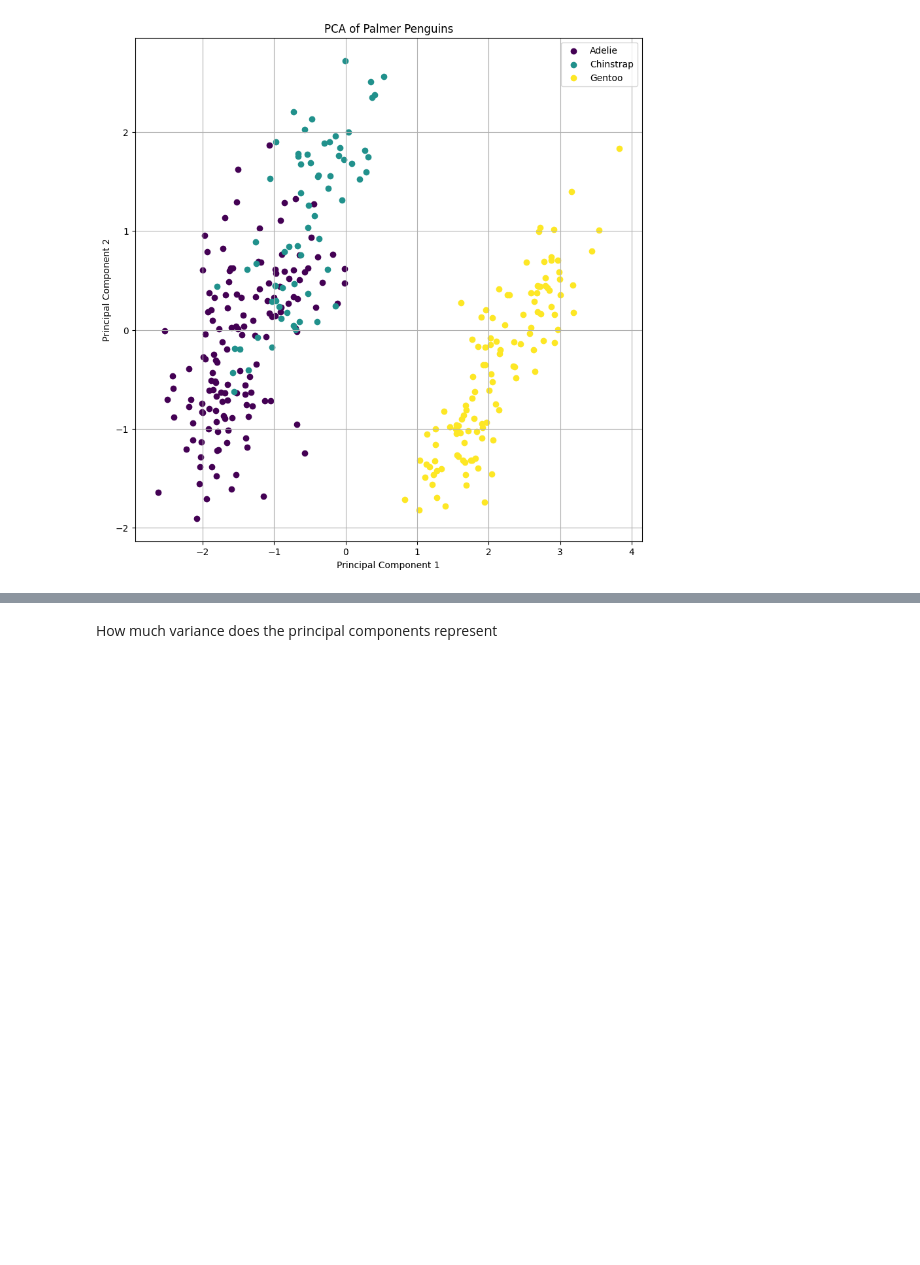
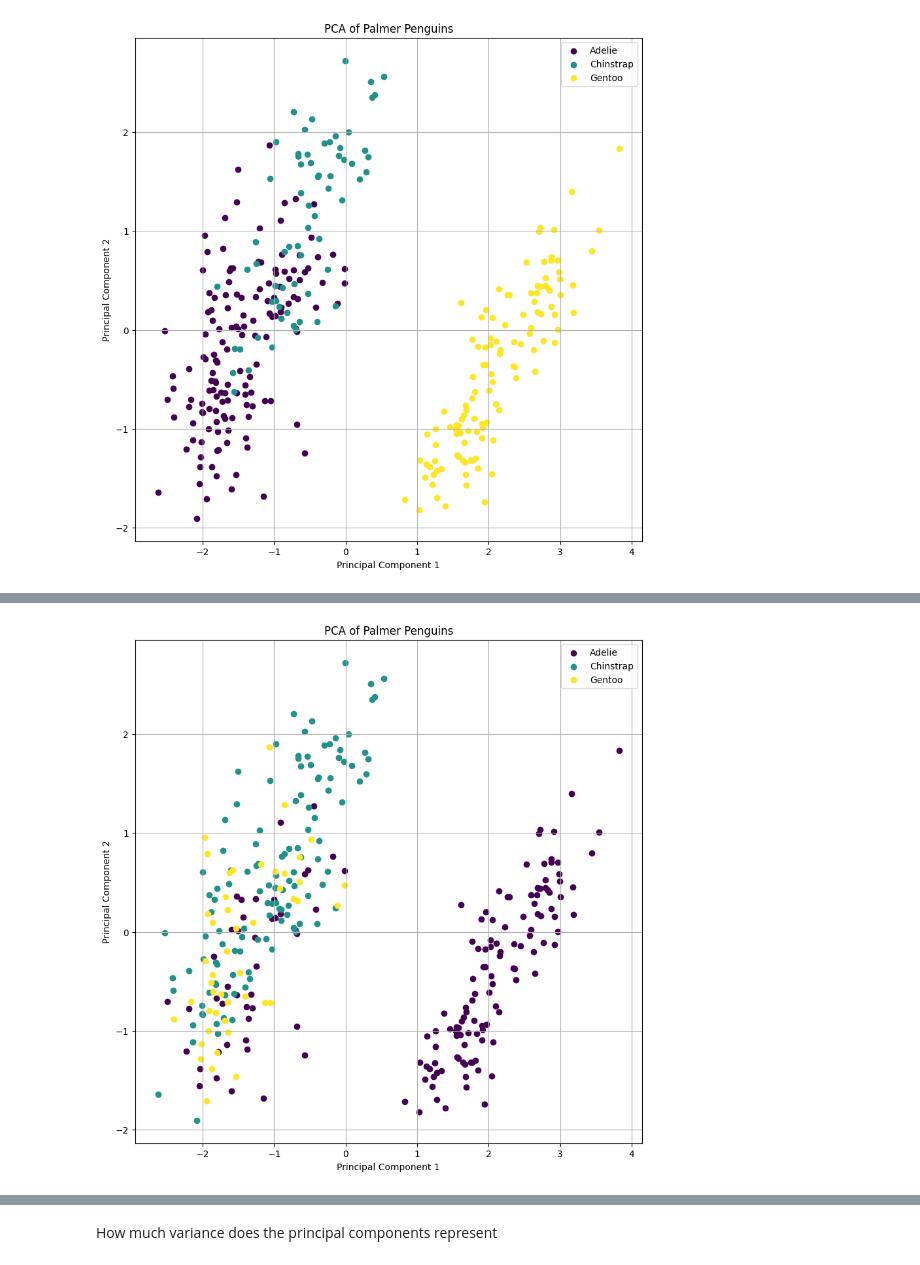
Before and after one commit to Brizzum/ML-reports, a Jupyter notebook: R1.ipynb, the cells around one changed output, grey strips where cells are left out. Cells and saved outputs as stored; diff of their text form; code cells hidden in the pictures; blank space fills up the shorter version.

```diff
--- a/R1.ipynb
+++ b/R1.ipynb
@@ -330,7 +319,7 @@ num_labels = len(unique_labels)
 cmap = plt.get_cmap('viridis', num_labels)
 
 # Create a colormap with a color for each unique label
-label_colors = ListedColormap(cmap.colors)
+#label_colors = ListedColormap(cmap.colors)
 
 # Plot the pca with a legend
 plt.figure(figsize=(10, 10))
@@ -339,7 +328,7 @@ plt.grid()
 # Create scatter plots for each unique label
 for i, label in enumerate(unique_labels):
     indices = y_pca == label
-    plt.scatter(principalComponents[indices, 0], principalComponents[indices, 1], c=label_colors(i), label=label)
+    plt.scatter(principalComponents[indices, 0], principalComponents[indices, 1], c=cmap(i), label=label)
 
 plt.xlabel('Principal Component 1')
 plt.ylabel('Principal Component 2')
@@ -353,0 +372,29 @@ plt.show()
+# %%
+
+# Assuming y_pca contains the labels for the different classes
+unique_labels = list(set(island_num))
+num_labels = len(unique_labels)
+cmap = plt.get_cmap('viridis', num_labels)
+
+# Create a colormap with a color for each unique label
+#label_colors = ListedColormap(cmap.colors)
+
+# Plot the pca with a legend
+plt.figure(figsize=(10, 10))
+plt.grid()
+
+# Create scatter plots for each unique label
+for i, label in enumerate(unique_labels):
+    indices = island_num == label
+    plt.scatter(principalComponents[indices, 0], principalComponents[indices, 1], c=cmap(i), label=label)
+
+plt.xlabel('Principal Component 1')
+plt.ylabel('Principal Component 2')
+plt.title('PCA of Palmer Penguins')
+
+# Show the legend with all entries
+plt.legend(['Adelie', 'Chinstrap', 'Gentoo'])
+
+plt.show()
+# %% [output]
+[figure, added]
```
Also changed, not shown: parts of 14 cells of this notebook.
